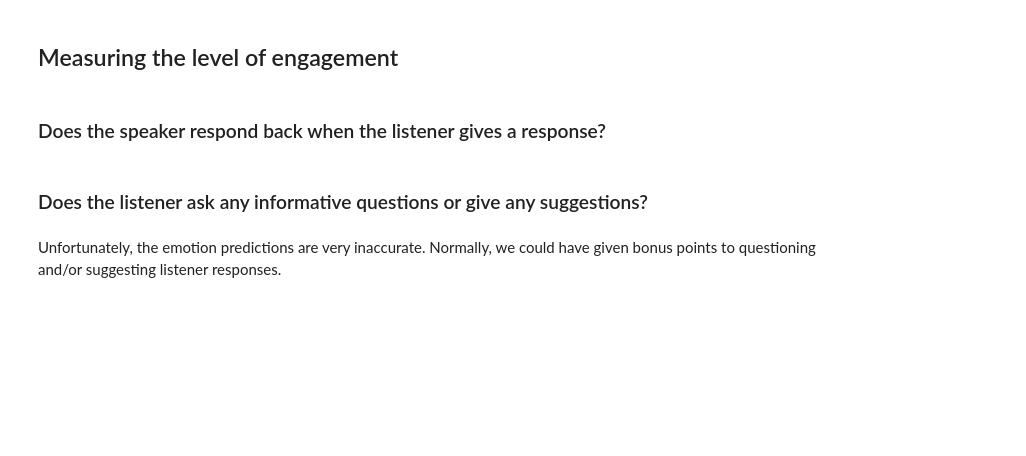
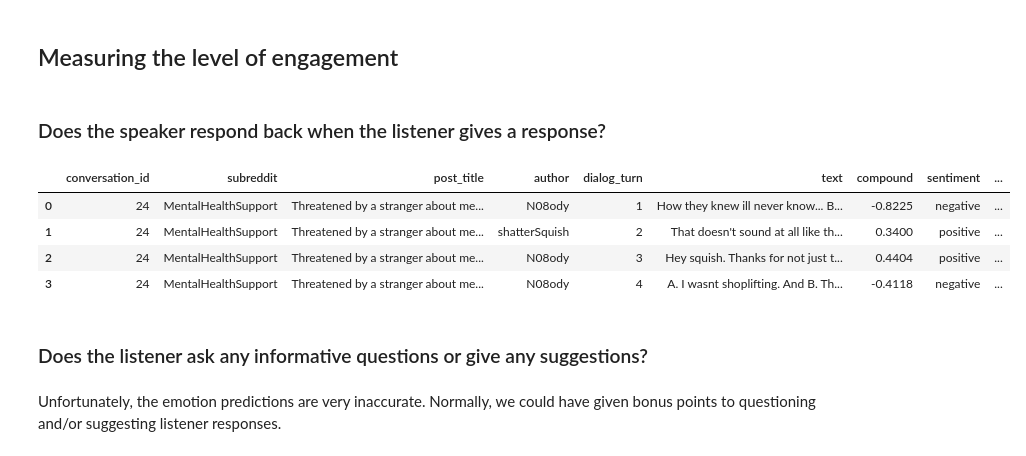
Before and after one commit to cetsen/therapeutic-chatbot, a Jupyter notebook: engagement_satisfaction.ipynb, the cells around one changed output. Saved outputs shown, nothing was run; the diff lists cells and outputs as text; code cells hidden in the pictures; blank space fills up the shorter version.

```diff
--- a/engagement_satisfaction.ipynb
+++ b/engagement_satisfaction.ipynb
@@ -59,7 +60,9 @@ def round_sig(x, sig=2):
 # %% [markdown]
 ### Does the speaker respond back when the listener gives a response?
 # %%
-def extract_responses(conversation):
+def extract_responses(conversation_id):
+    conversation = df[df["conversation_id"] == conversation_id]
+    conversation.reset_index(drop=True, inplace=True)
     speaker = conversation.author.iloc[0]
     listener = conversation[conversation["author"] != speaker]["author"].unique().item()
     speaker_responses = conversation[conversation["author"] == speaker]
@@ -67,7 +70,7 @@ def extract_responses(conversation):
     num_speaker_responses = len(speaker_responses)
     num_listener_responses = len(listener_responses)
 
-    return speaker, listener, speaker_responses, listener_responses, num_speaker_responses, num_listener_responses
+    return conversation, speaker, listener, speaker_responses, listener_responses, num_speaker_responses, num_listener_responses
 # %%
 def calculate_engagement(speaker_responses, listener_responses, num_speaker_responses, num_listener_responses, conversation):
     # SADECE FARKLARINI DEGIL INDIVIDUALLY SAYILARINI DA DIKKATE ALABILIRSIN
@@ -125,0 +112,9 @@ def is_interleaved_conversation(speaker_responses, listener_responses, num_speak
+# %%
+conversation, speaker, listener, speaker_responses, listener_responses, num_speaker_responses, num_listener_responses = extract_responses(24)
+conversation
+# %% [output]
+|  | conversation_id | subreddit | post_title | author | dialog_turn | text | compound | sentiment | ... |
+| 0 | 24 | MentalHealthSupport | Threatened by a stranger about me... | N08ody | 1 | How they knew ill never know... B... | -0.8225 | negative | ... |
+| 1 | 24 | MentalHealthSupport | Threatened by a stranger about me... | shatterSquish | 2 | That doesn't sound at all like th... | 0.3400 | positive | ... |
+| 2 | 24 | MentalHealthSupport | Threatened by a stranger about me... | N08ody | 3 | Hey squish. Thanks for not just t... | 0.4404 | positive | ... |
+| 3 | 24 | MentalHealthSupport | Threatened by a stranger about me... | N08ody | 4 | A. I wasnt shoplifting. And B. Th... | -0.4118 | negative | ... |
```
Also changed, not shown: parts of 11 cells of this notebook.
